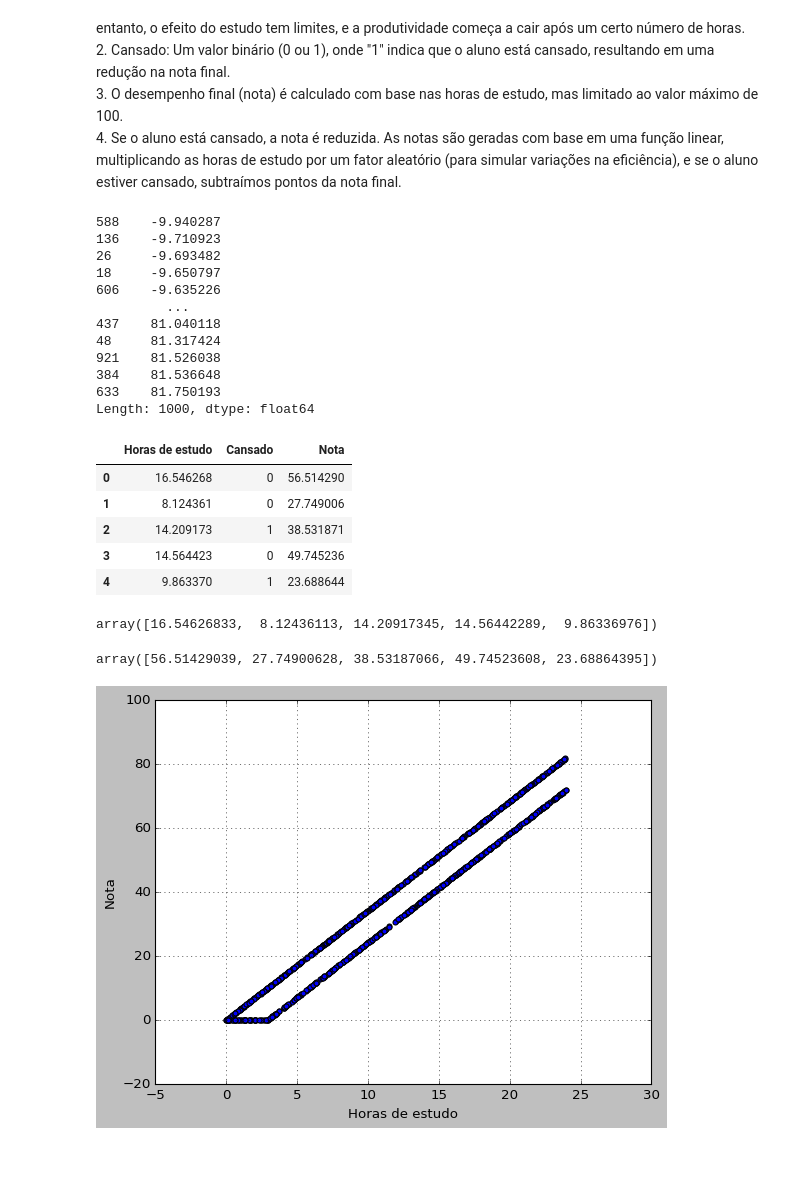
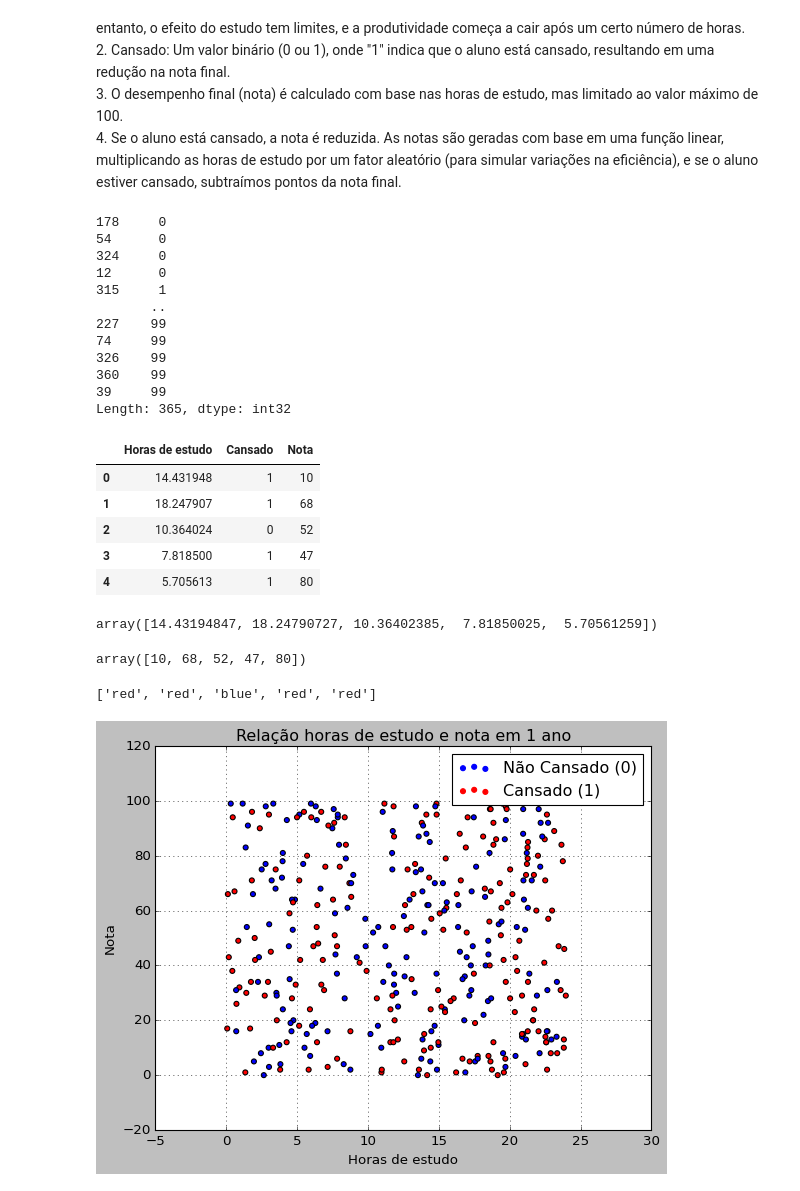
Before and after one commit to wolneihd/Aulas-Proway, a Jupyter notebook: modulo_ML/minha_analise_cansado.ipynb, the cells around one changed output. Saved outputs shown, nothing was run; the diff lists cells and outputs as text; code cells hidden in the pictures; blank space fills up the shorter version.

```diff
--- a/modulo_ML/minha_analise_cansado.ipynb
+++ b/modulo_ML/minha_analise_cansado.ipynb
@@ -28,28 +28,28 @@ import matplotlib.pyplot as plt
 # %%
 # Gerar Seed:
 np.random.seed()
-n_samples = 1_000
+n_samples = 365
 
 # gerar Arrays:
 horas_estudo = np.random.uniform(0,24,n_samples)
 cansado = np.random.choice([0,1], n_samples)
-# nota = np.random.choice(range(0,100), n_samples)
-nota = np.minimum(horas_estudo * np.random.uniform(3, 5), 100) - (cansado * 10)
+nota = np.random.choice(range(0,100), n_samples)
+#nota = np.minimum(horas_estudo * np.random.uniform(3, 5), 100) - (cansado * 10)
 # %%
 pd.Series(nota).sort_values()
 # %% [output]
-588    -9.940287
-136    -9.710923
-26     -9.693482
-18     -9.650797
-606    -9.635226
-         ...
-437    81.040118
-48     81.317424
-921    81.526038
-384    81.536648
-633    81.750193
-Length: 1000, dtype: float64
+178     0
+54      0
+324     0
+12      0
+315     1
+       ..
+227    99
+74     99
+326    99
+360    99
+39     99
+Length: 365, dtype: int32
 # %%
 nota = np.clip(nota, 0, 100)
 # %%
@@ -62,37 +62,52 @@ data = pd.DataFrame({
 data.head()
 # %% [output]
 |  | Horas de estudo | Cansado | Nota |
-| 0 | 16.546268 | 0 | 56.514290 |
-| 1 | 8.124361 | 0 | 27.749006 |
-| 2 | 14.209173 | 1 | 38.531871 |
-| 3 | 14.564423 | 0 | 49.745236 |
-| 4 | 9.863370 | 1 | 23.688644 |
+| 0 | 14.431948 | 1 | 10 |
+| 1 | 18.247907 | 1 | 68 |
+| 2 | 10.364024 | 0 | 52 |
+| 3 | 7.818500 | 1 | 47 |
+| 4 | 5.705613 | 1 | 80 |
 # %%
 hora_de_estudo = data['Horas de estudo'].values
 valor_nota = data['Nota'].values
 # %%
 hora_de_estudo[:5]
 # %% [output]
-array([16.54626833,  8.12436113, 14.20917345, 14.56442289,  9.86336976])
+array([14.43194847, 18.24790727, 10.36402385,  7.81850025,  5.70561259])
 # %%
 
 valor_nota[:5]
 # %% [output]
-array([56.51429039, 27.74900628, 38.53187066, 49.74523608, 23.68864395])
+array([10, 68, 52, 47, 80])
+# %%
+# Criar uma lista de cores com base nos valores de 'Cansado'
+cores = ['blue' if c == 0 else 'red' for c in data['Cansado'].values]
+cores[:5]
+# %% [output]
+['red', 'red', 'blue', 'red', 'red']
 # %%
 plt.style.use('classic')
 
 # plot
 fig, ax = plt.subplots()
 ax.scatter(
     x=hora_de_estudo,
-    y=valor_nota
-    )
+    y=valor_nota,
+    c=cores  # Usando as cores definidas
+)
+
+# Adicionar a legenda
+# Utilizando os rótulos personalizados
+ax.scatter([], [], color='blue', label='Não Cansado (0)')  # Exemplo para o valor 0
+ax.scatter([], [], color='red', label='Cansado (1)')  # Exemplo para o valor 1
+
+# Adicionar a legenda
+plt.legend(loc='upper right')
 
 plt.grid()
 plt.xlabel('Horas de estudo')
 plt.ylabel('Nota')
-
+plt.title('Relação horas de estudo e nota em 1 ano')
 plt.show()
 # %% [output]
-[figure, old version]
+[figure, new version]
```
